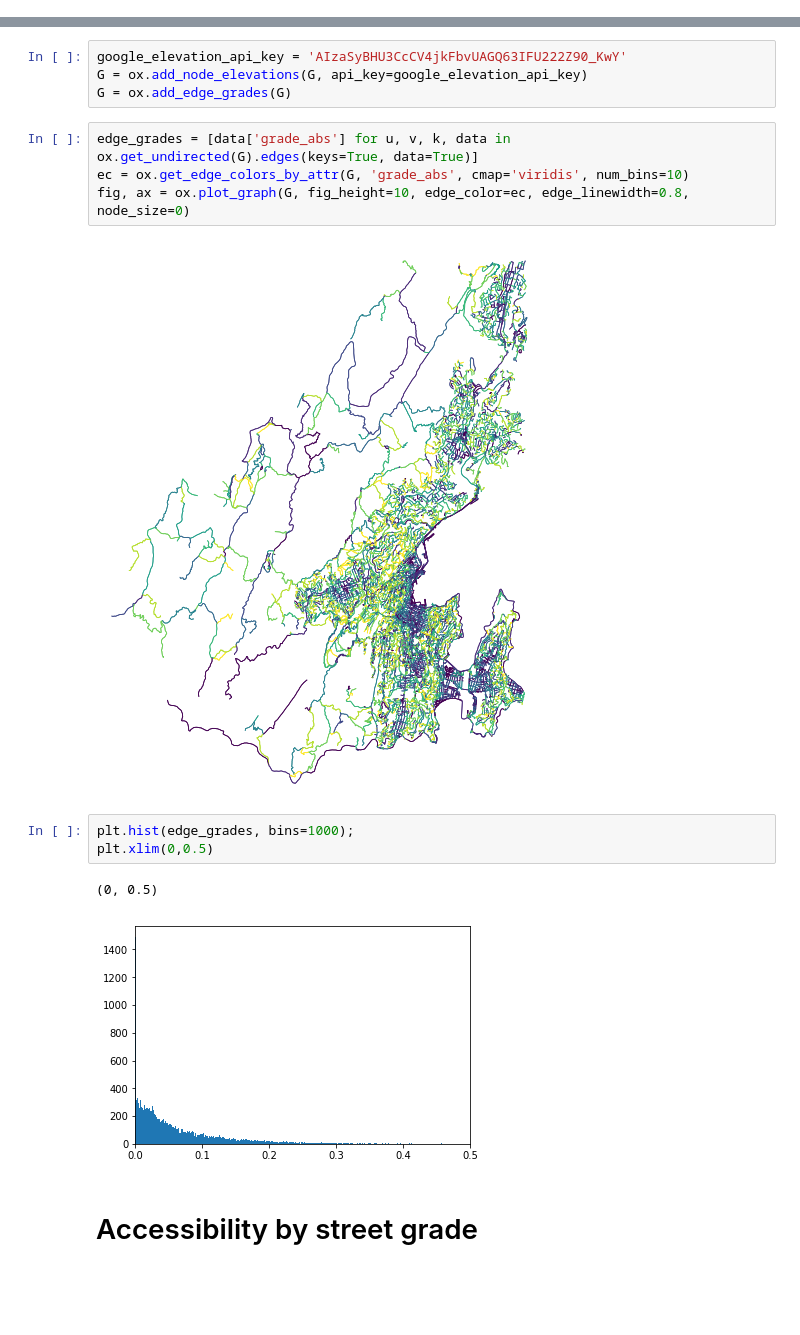
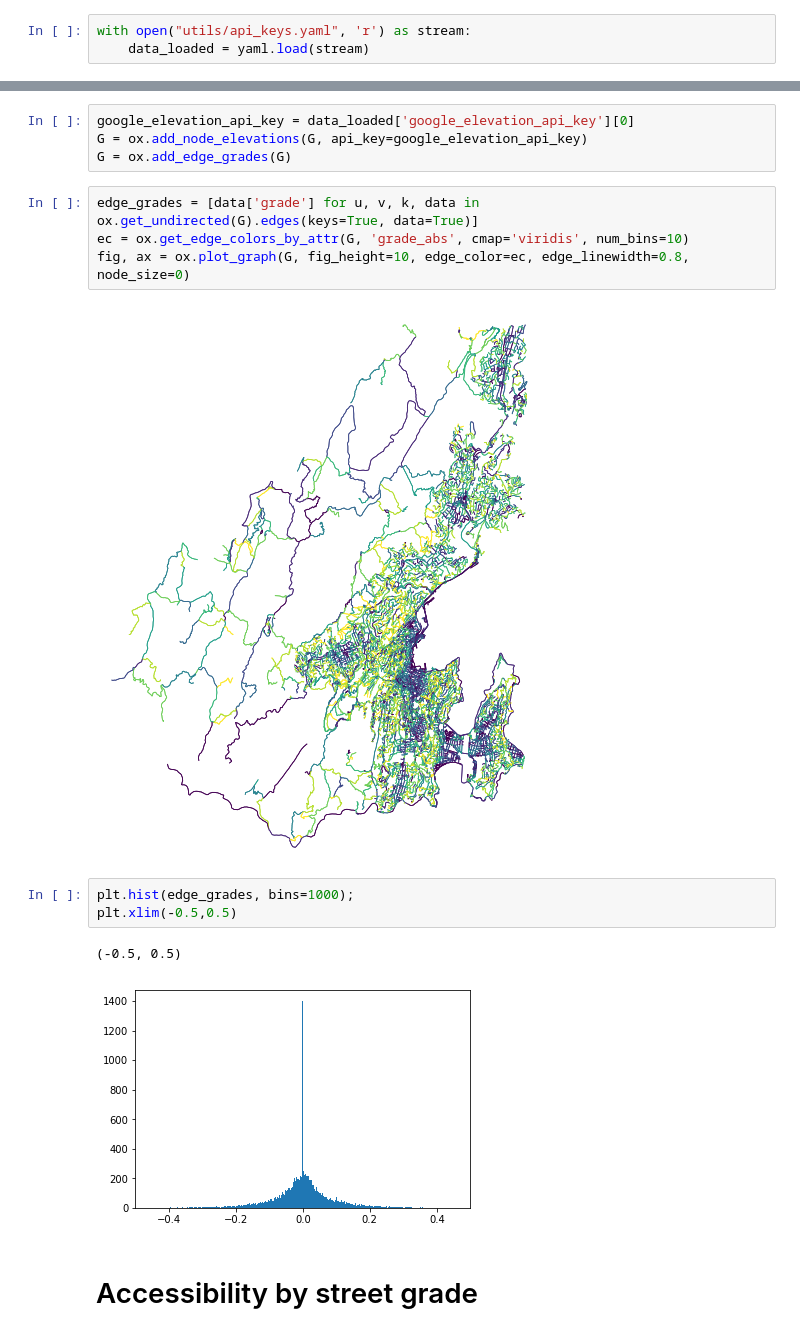
Before and after one commit to shriv/playground-pubs, a Jupyter notebook: Accessing council playgrounds.ipynb, the cells around one changed output, grey strips where cells are left out. Saved outputs shown, nothing was run; the diff lists cells and outputs as text; blank space fills up the shorter version.

```diff
--- a/Accessing council playgrounds.ipynb
+++ b/Accessing council playgrounds.ipynb
@@ -105,21 +136,24 @@ All the above steps are carried out by the Python package Pandana. Of the above
+# %%
+with open("utils/api_keys.yaml", 'r') as stream:
+    data_loaded = yaml.load(stream)
 # %%
 G = ox.graph_from_bbox(north, south, east, west, network_type='walk')
 # %%
-google_elevation_api_key = 'AIzaSyBHU3CcCV4jkFbvUAGQ63IFU222Z90_KwY'
+google_elevation_api_key = data_loaded['google_elevation_api_key'][0]
 G = ox.add_node_elevations(G, api_key=google_elevation_api_key)
 G = ox.add_edge_grades(G)
 # %%
-edge_grades = [data['grade_abs'] for u, v, k, data in ox.get_undirected(G).edges(keys=True, data=True)]
+edge_grades = [data['grade'] for u, v, k, data in ox.get_undirected(G).edges(keys=True, data=True)]
 ec = ox.get_edge_colors_by_attr(G, 'grade_abs', cmap='viridis', num_bins=10)
 fig, ax = ox.plot_graph(G, fig_height=10, edge_color=ec, edge_linewidth=0.8, node_size=0)
 # %% [output]
 [figure]
 # %%
 plt.hist(edge_grades, bins=1000);
-plt.xlim(0,0.5)
+plt.xlim(-0.5,0.5)
 # %% [output]
-(0, 0.5)
+(-0.5, 0.5)
-[figure, old version]
+[figure, new version]
 # %% [markdown]
 # Accessibility by street grade
 # %% [markdown]
```
Also changed, not shown: parts of 36 cells of this notebook.
